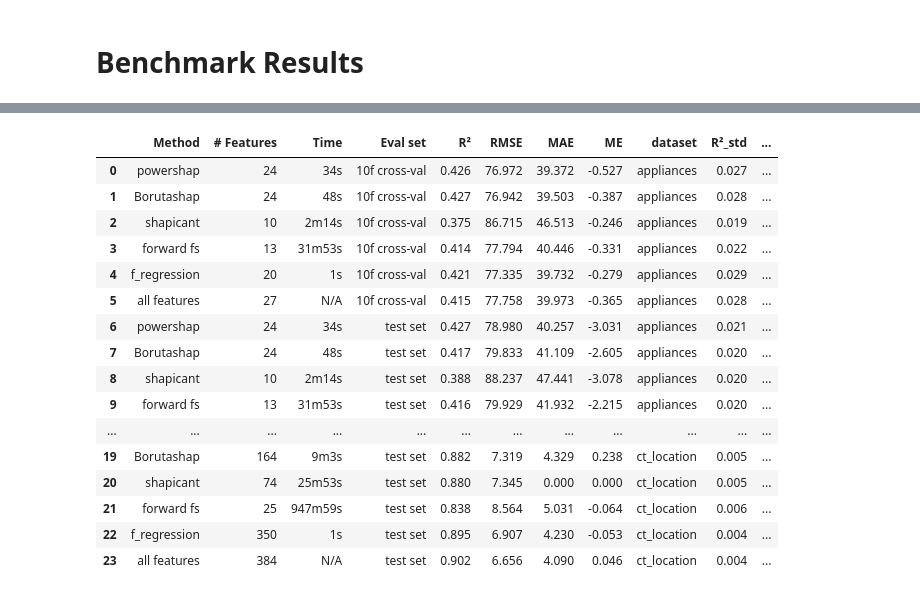
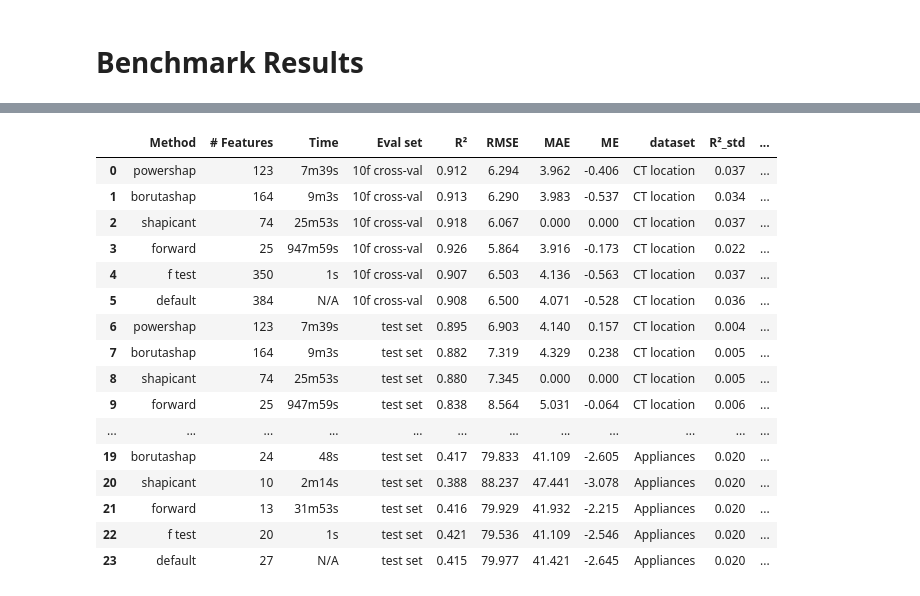
Before and after one commit to predict-idlab/powershap, a Jupyter notebook: examples/visualisation_powershap.ipynb, the cells around one changed output, grey strips where cells are left out. Cells and saved outputs as stored; diff of their text form; code cells hidden in the pictures.

```diff
--- a/examples/visualisation_powershap.ipynb
+++ b/examples/visualisation_powershap.ipynb
@@ -215,7 +242,7 @@ plt.savefig("results/total_perforamnce_all_models_"+str(order_samples[0])+".png"
 import pandas as pd
 import re
 
-class_performances = ["scene_urban","credit","gina_priori","madelon"]
+class_performances = ["scene_urban","gina_priori","madelon"]
 
 end_class_df = []
 
@@ -240,14 +267,18 @@ for dataset in class_performances:
 
 end_class_df.loc[end_class_df["Eval set"]=="10f Cross-val ","Eval set"]='10f cross-val '
 end_class_df.loc[end_class_df["Method"].str.contains("Automatic default powershap"),"Method"]='powershap'
-end_class_df.loc[end_class_df["Method"].str.contains("Forward"),"Method"]='forward fs'
-end_class_df.loc[end_class_df["Method"].str.contains("Boruto"),"Method"]='Borutashap'
-end_class_df.loc[end_class_df["Method"].str.contains("All fea"),"Method"]='all features'
-end_class_df.loc[end_class_df["Method"].str.contains("f_clas"),"Method"]='f_classif'
+end_class_df.loc[end_class_df["Method"].str.contains("Forward"),"Method"]='forward'
+end_class_df.loc[end_class_df["Method"].str.contains("Boruto"),"Method"]='borutashap'
+end_class_df.loc[end_class_df["Method"].str.contains("All fea"),"Method"]='default'
+end_class_df.loc[end_class_df["Method"].str.contains("f_clas"),"Method"]='f test'
 end_class_df.loc[end_class_df["Method"].str.contains("shapic"),"Method"]='shapicant'
-end_class_df.loc[end_class_df["Method"].str.contains("Chi",flags=re.IGNORECASE),"Method"]='Chi²'
+end_class_df.loc[end_class_df["Method"].str.contains("Chi",flags=re.IGNORECASE),"Method"]='chi²'
+
+end_class_df.loc[end_class_df["dataset"].str.contains("scene_urban",flags=re.IGNORECASE),"dataset"]='Scene'
+end_class_df.loc[end_class_df["dataset"].str.contains("gina_priori",flags=re.IGNORECASE),"dataset"]='Gina priori'
+end_class_df.loc[end_class_df["dataset"].str.contains("madelon",flags=re.IGNORECASE),"dataset"]='Madelon'
+
 end_class_df = end_class_df.reset_index(drop=True)
-end_class_df = end_class_df[end_class_df.dataset!="credit"]
 end_class_df
 # %% [output]
 |  | Method | # Features | Time | Eval set | AUC | MCC | ACC | Recall | F1 | Precision | ... |
@@ -270,49 +301,53 @@ end_class_df
 # %%
-reggr_performances = ["appliances","ct_location"]
+reggr_performances = ["ct_location","appliances"]
 
 regr_end_df = []
 
 for dataset in reggr_performances:
 
     df_t = pd.read_table("../../data/"+dataset+".md", sep="|", header=0, index_col=1, skipinitialspace=True) .dropna(axis=1, how='all').iloc[1:]
     df_t = df_t.reset_index()
     df_t["dataset"]=dataset
     df_t.columns = df_t.columns.str.strip()
     df_t.loc[df_t["Eval set"]=="10f Cross-val ","Eval set"]='10f cross-val '
 
     for col in ['R²','RMSE','MAE','ME']:
         df_t[col+"_std"]=0
         df_t.loc[df_t[col].str.contains("\("),col+"_std"] = [pd.to_numeric(s[s.find("(")+1:s.find(")")]) for s in df_t[df_t[col].str.contains("\(")][col].values]
         df_t[col] = [pd.to_numeric(s[:s.find(" ")]) for s in df_t[col].values]
 
     if len(regr_end_df) == 0:
         regr_end_df = df_t.copy(deep=True)
     else:
         regr_end_df = regr_end_df.append(df_t)
 
 regr_end_df.loc[regr_end_df["Method"].str.contains("Automatic default powershap"),"Method"]='powershap'
-regr_end_df.loc[regr_end_df["Method"].str.contains("Forward"),"Method"]='forward fs'
-regr_end_df.loc[regr_end_df["Method"].str.contains("Boruto"),"Method"]='Borutashap'
-regr_end_df.loc[regr_end_df["Method"].str.contains("All fea"),"Method"]='all features'
+regr_end_df.loc[regr_end_df["Method"].str.contains("Forward"),"Method"]='forward'
+regr_end_df.loc[regr_end_df["Method"].str.contains("Boruto"),"Method"]='borutashap'
+regr_end_df.loc[regr_end_df["Method"].str.contains("All fea"),"Method"]='default'
 regr_end_df.loc[regr_end_df["Method"].str.contains("shapic"),"Method"]='shapicant'
-regr_end_df.loc[regr_end_df["Method"].str.contains("f_regr"),"Method"]='f_regression'
+regr_end_df.loc[regr_end_df["Method"].str.contains("f_regr"),"Method"]='f test'
+
+regr_end_df.loc[regr_end_df["dataset"].str.contains("ct_location",flags=re.IGNORECASE),"dataset"]='CT location'
+regr_end_df.loc[regr_end_df["dataset"].str.contains("appliances",flags=re.IGNORECASE),"dataset"]='Appliances'
+
 regr_end_df = regr_end_df.reset_index(drop=True)
 regr_end_df
 # %% [output]
 |  | Method | # Features | Time | Eval set | R² | RMSE | MAE | ME | dataset | R²_std | ... |
-| 0 | powershap | 24 | 34s | 10f cross-val | 0.426 | 76.972 | 39.372 | -0.527 | appliances | 0.027 | ... |
-| 1 | Borutashap | 24 | 48s | 10f cross-val | 0.427 | 76.942 | 39.503 | -0.387 | appliances | 0.028 | ... |
-| 2 | shapicant | 10 | 2m14s | 10f cross-val | 0.375 | 86.715 | 46.513 | -0.246 | appliances | 0.019 | ... |
-| 3 | forward fs | 13 | 31m53s | 10f cross-val | 0.414 | 77.794 | 40.446 | -0.331 | appliances | 0.022 | ... |
-| 4 | f_regression | 20 | 1s | 10f cross-val | 0.421 | 77.335 | 39.732 | -0.279 | appliances | 0.029 | ... |
-| 5 | all features | 27 | N/A | 10f cross-val | 0.415 | 77.758 | 39.973 | -0.365 | appliances | 0.028 | ... |
-| 6 | powershap | 24 | 34s | test set | 0.427 | 78.980 | 40.257 | -3.031 | appliances | 0.021 | ... |
-| 7 | Borutashap | 24 | 48s | test set | 0.417 | 79.833 | 41.109 | -2.605 | appliances | 0.020 | ... |
-| 8 | shapicant | 10 | 2m14s | test set | 0.388 | 88.237 | 47.441 | -3.078 | appliances | 0.020 | ... |
-| 9 | forward fs | 13 | 31m53s | test set | 0.416 | 79.929 | 41.932 | -2.215 | appliances | 0.020 | ... |
+| 0 | powershap | 123 | 7m39s | 10f cross-val | 0.912 | 6.294 | 3.962 | -0.406 | CT location | 0.037 | ... |
+| 1 | borutashap | 164 | 9m3s | 10f cross-val | 0.913 | 6.290 | 3.983 | -0.537 | CT location | 0.034 | ... |
+| 2 | shapicant | 74 | 25m53s | 10f cross-val | 0.918 | 6.067 | 0.000 | 0.000 | CT location | 0.037 | ... |
+| 3 | forward | 25 | 947m59s | 10f cross-val | 0.926 | 5.864 | 3.916 | -0.173 | CT location | 0.022 | ... |
+| 4 | f test | 350 | 1s | 10f cross-val | 0.907 | 6.503 | 4.136 | -0.563 | CT location | 0.037 | ... |
+| 5 | default | 384 | N/A | 10f cross-val | 0.908 | 6.500 | 4.071 | -0.528 | CT location | 0.036 | ... |
+| 6 | powershap | 123 | 7m39s | test set | 0.895 | 6.903 | 4.140 | 0.157 | CT location | 0.004 | ... |
+| 7 | borutashap | 164 | 9m3s | test set | 0.882 | 7.319 | 4.329 | 0.238 | CT location | 0.005 | ... |
+| 8 | shapicant | 74 | 25m53s | test set | 0.880 | 7.345 | 0.000 | 0.000 | CT location | 0.005 | ... |
+| 9 | forward | 25 | 947m59s | test set | 0.838 | 8.564 | 5.031 | -0.064 | CT location | 0.006 | ... |
 | ... | ... | ... | ... | ... | ... | ... | ... | ... | ... | ... | ... |
-| 19 | Borutashap | 164 | 9m3s | test set | 0.882 | 7.319 | 4.329 | 0.238 | ct_location | 0.005 | ... |
-| 20 | shapicant | 74 | 25m53s | test set | 0.880 | 7.345 | 0.000 | 0.000 | ct_location | 0.005 | ... |
-| 21 | forward fs | 25 | 947m59s | test set | 0.838 | 8.564 | 5.031 | -0.064 | ct_location | 0.006 | ... |
-| 22 | f_regression | 350 | 1s | test set | 0.895 | 6.907 | 4.230 | -0.053 | ct_location | 0.004 | ... |
-| 23 | all features | 384 | N/A | test set | 0.902 | 6.656 | 4.090 | 0.046 | ct_location | 0.004 | ... |
+| 19 | borutashap | 24 | 48s | test set | 0.417 | 79.833 | 41.109 | -2.605 | Appliances | 0.020 | ... |
+| 20 | shapicant | 10 | 2m14s | test set | 0.388 | 88.237 | 47.441 | -3.078 | Appliances | 0.020 | ... |
+| 21 | forward | 13 | 31m53s | test set | 0.416 | 79.929 | 41.932 | -2.215 | Appliances | 0.020 | ... |
+| 22 | f test | 20 | 1s | test set | 0.421 | 79.536 | 41.109 | -2.546 | Appliances | 0.020 | ... |
+| 23 | default | 27 | N/A | test set | 0.415 | 79.977 | 41.421 | -2.645 | Appliances | 0.020 | ... |
```
Also changed, not shown: parts of 7 cells of this notebook, 4 other files.
